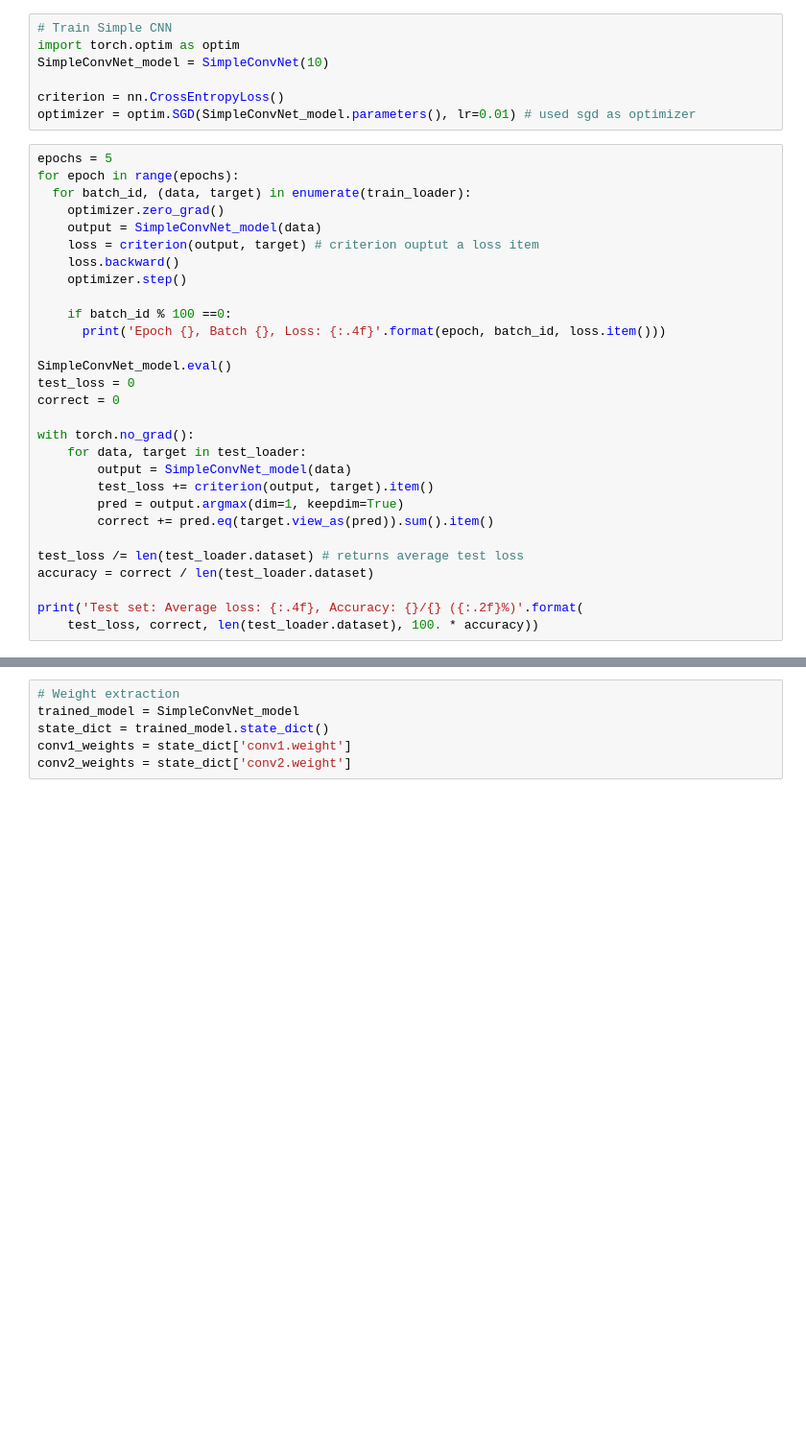
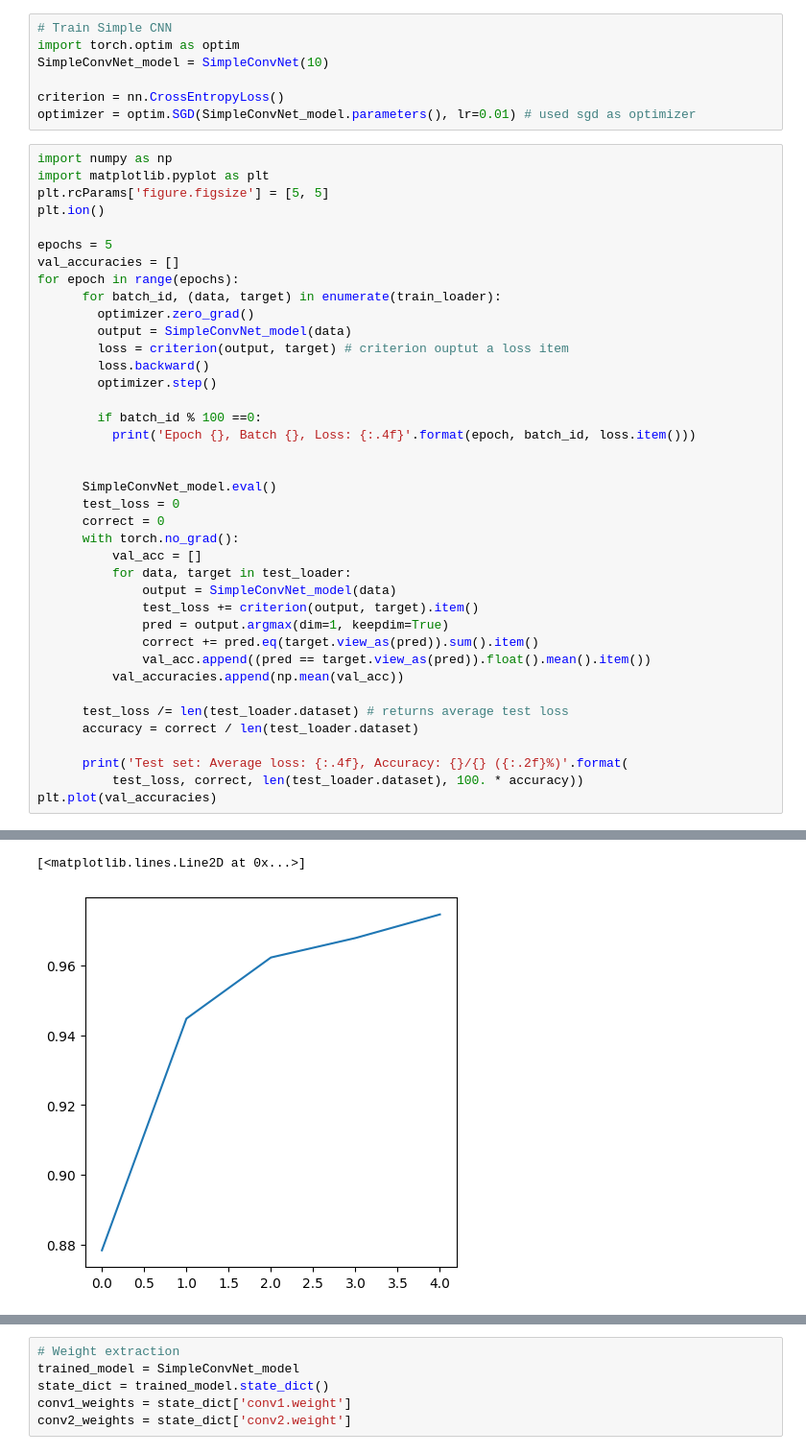
Before and after one commit to clps1291-bioplausnn/BioPlausibleLearning, a Jupyter notebook: feedback_alignment/FeedbackAlignment.ipynb, the cells around one changed output, grey strips where cells are left out. Shown at 96% size. Cells and saved outputs as stored; diff of their text form; blank space fills up the shorter version.

```diff
--- a/feedback_alignment/FeedbackAlignment.ipynb
+++ b/feedback_alignment/FeedbackAlignment.ipynb
@@ -244,32 +210,42 @@ SimpleConvNet_model = SimpleConvNet(10)
 criterion = nn.CrossEntropyLoss()
 optimizer = optim.SGD(SimpleConvNet_model.parameters(), lr=0.01) # used sgd as optimizer
 # %%
+import numpy as np
+import matplotlib.pyplot as plt
+plt.rcParams['figure.figsize'] = [5, 5]
+plt.ion()
+
 epochs = 5
+val_accuracies = []
 for epoch in range(epochs):
-  for batch_id, (data, target) in enumerate(train_loader):
-    optimizer.zero_grad()
-    output = SimpleConvNet_model(data)
-    loss = criterion(output, target) # criterion ouptut a loss item
-    loss.backward()
-    optimizer.step()
+      for batch_id, (data, target) in enumerate(train_loader):
+        optimizer.zero_grad()
+        output = SimpleConvNet_model(data)
+        loss = criterion(output, target) # criterion ouptut a loss item
+        loss.backward()
+        optimizer.step()
 
-    if batch_id % 100 ==0:
-      print('Epoch {}, Batch {}, Loss: {:.4f}'.format(epoch, batch_id, loss.item()))
+        if batch_id % 100 ==0:
+          print('Epoch {}, Batch {}, Loss: {:.4f}'.format(epoch, batch_id, loss.item()))
 
-SimpleConvNet_model.eval()
-test_loss = 0
-correct = 0
 
-with torch.no_grad():
-    for data, target in test_loader:
-        output = SimpleConvNet_model(data)
-        test_loss += criterion(output, target).item()
-        pred = output.argmax(dim=1, keepdim=True)
-        correct += pred.eq(target.view_as(pred)).sum().item()
+      SimpleConvNet_model.eval()
+      test_loss = 0
+      correct = 0
+      with torch.no_grad():
+          val_acc = []
+          for data, target in test_loader:
+              output = SimpleConvNet_model(data)
+              test_loss += criterion(output, target).item()
+              pred = output.argmax(dim=1, keepdim=True)
+              correct += pred.eq(target.view_as(pred)).sum().item()
+              val_acc.append((pred == target.view_as(pred)).float().mean().item())
+          val_accuracies.append(np.mean(val_acc))
 
-test_loss /= len(test_loader.dataset) # returns average test loss
-accuracy = correct / len(test_loader.dataset)
+      test_loss /= len(test_loader.dataset) # returns average test loss
+      accuracy = correct / len(test_loader.dataset)
 
-print('Test set: Average loss: {:.4f}, Accuracy: {}/{} ({:.2f}%)'.format(
-    test_loss, correct, len(test_loader.dataset), 100. * accuracy))
+      print('Test set: Average loss: {:.4f}, Accuracy: {}/{} ({:.2f}%)'.format(
+          test_loss, correct, len(test_loader.dataset), 100. * accuracy))
+plt.plot(val_accuracies)
 # %% [output]
@@ -276,0 +269,2 @@ RuntimeError: ignored
+[<matplotlib.lines.Line2D at 0x...>]
+[figure, added]
```
Also changed, not shown: parts of 51 cells of this notebook.
